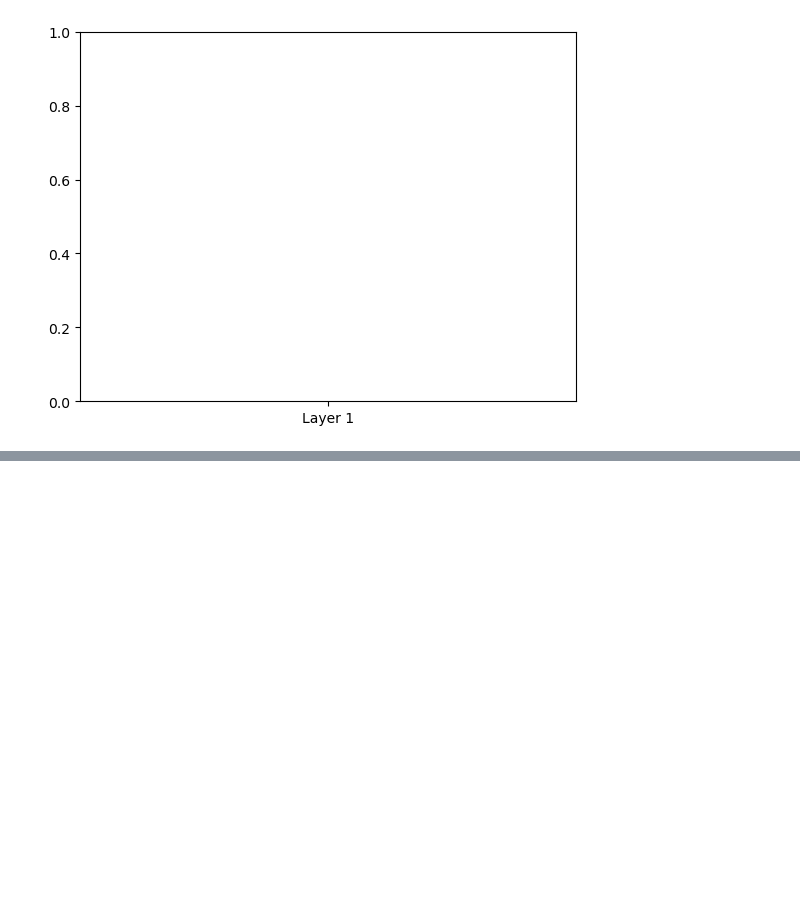
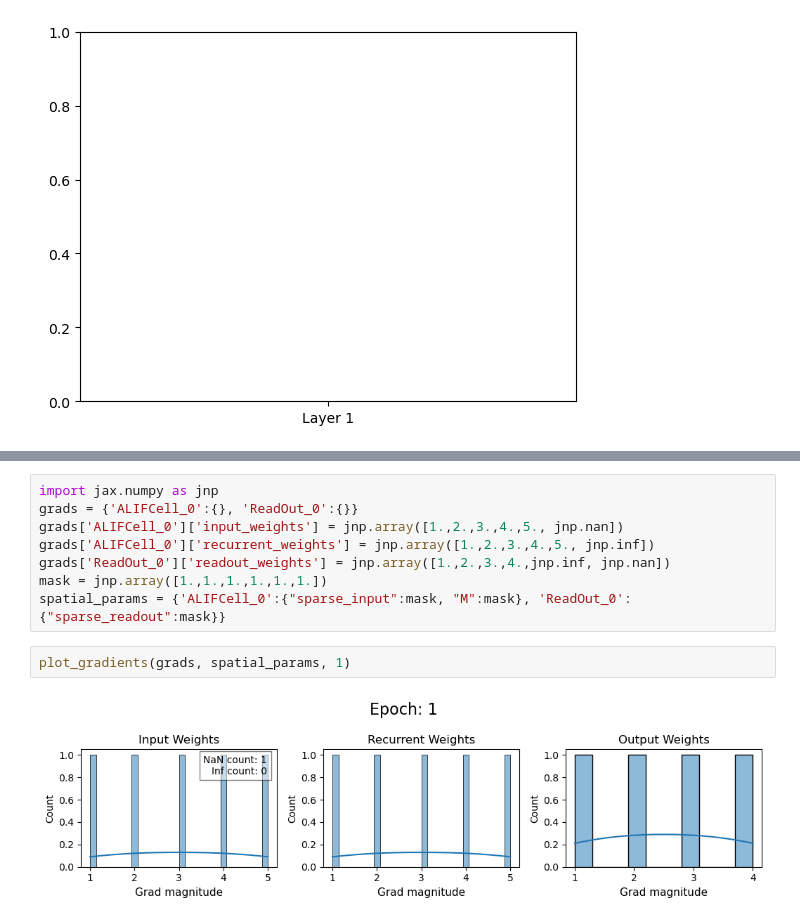
Before and after one commit to LevinaLab/neuromodRNNs, a Jupyter notebook: neuromodRNN/src/modRNN/test_grad_activation_track.ipynb, the cells around one changed output, grey strips where cells are left out. Drawn from its saved outputs; the diff is of its cells as text; blank space fills up the shorter version.

```diff
--- a/neuromodRNN/src/modRNN/test_grad_activation_track.ipynb
+++ b/neuromodRNN/src/modRNN/test_grad_activation_track.ipynb
@@ -111,0 +158,12 @@ ValueError: x and y must have same first dimension, but have shapes (3,) and (2,
+# %%
+import jax.numpy as jnp
+grads = {'ALIFCell_0':{}, 'ReadOut_0':{}}
+grads['ALIFCell_0']['input_weights'] = jnp.array([1.,2.,3.,4.,5., jnp.nan])
+grads['ALIFCell_0']['recurrent_weights'] = jnp.array([1.,2.,3.,4.,5., jnp.inf])
+grads['ReadOut_0']['readout_weights'] = jnp.array([1.,2.,3.,4.,jnp.inf, jnp.nan])
+mask = jnp.array([1.,1.,1.,1.,1.,1.])
+spatial_params = {'ALIFCell_0':{"sparse_input":mask, "M":mask}, 'ReadOut_0':{"sparse_readout":mask}}
+# %%
+plot_gradients(grads, spatial_params, 1)
+# %% [output]
+[figure, added]
```
Also changed, not shown: parts of 1 cell of this notebook, 44 other files.
